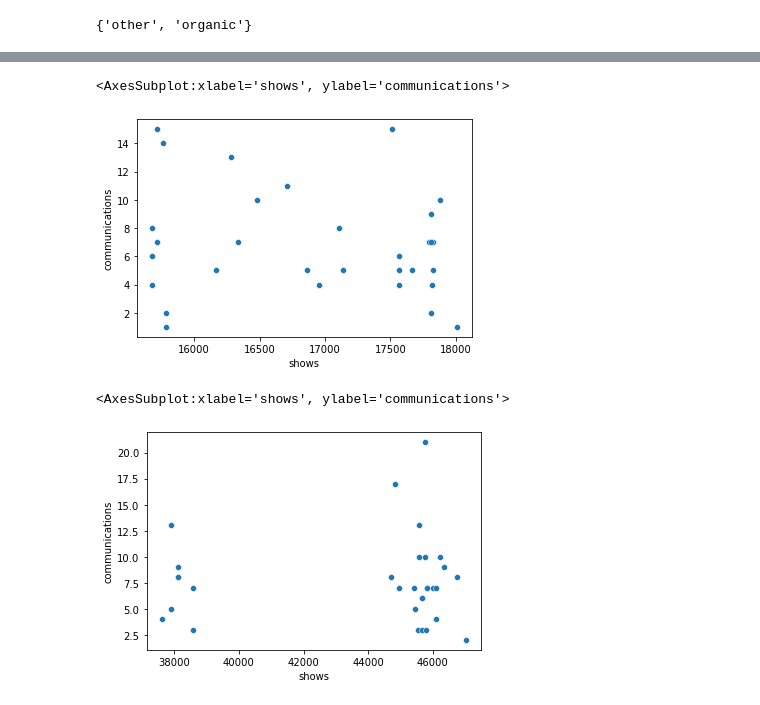
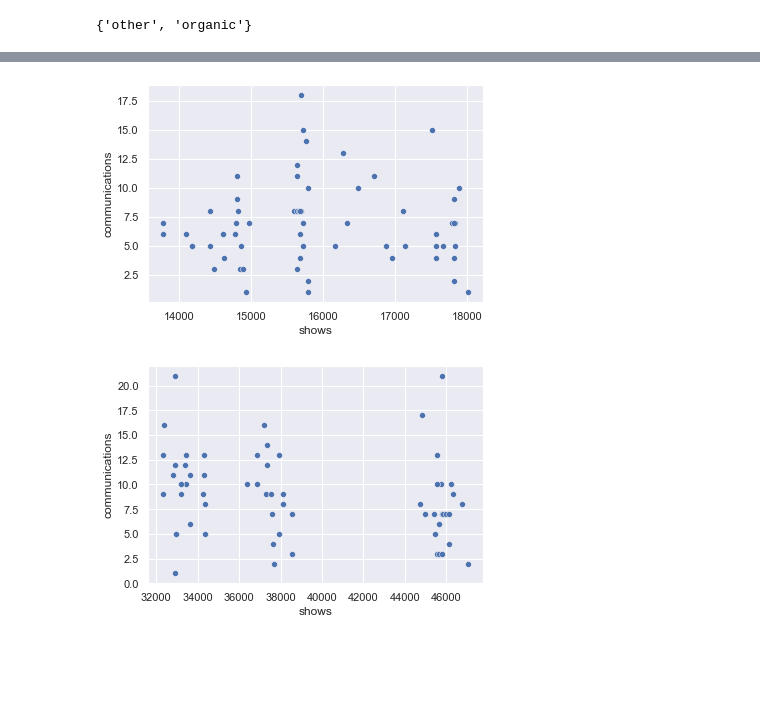
Before and after one commit to nicklob/testTaskMaksimum, a Jupyter notebook: Тестовое задание в Максимум.ipynb, the cells around one changed output, grey strips where cells are left out. Saved outputs shown, nothing was run; the diff lists cells and outputs as text; code cells hidden in the pictures; blank space fills up the shorter version.

```diff
--- a/Тестовое задание в Максимум.ipynb
+++ b/Тестовое задание в Максимум.ipynb
@@ -175,5 +165,6 @@ print(df_august_organic_brand1)
 # %%
 #строим гистограмму частот для брэнда 0
-import seaborn
-seaborn.barplot(x = df_august_organic_brand0["date"], y = df_august_organic_brand0["communications"])
+import seaborn as sns
+sns.set_theme()
+sns.barplot(x = df_organic_grouped.loc[df_organic_grouped['brand_id'] == 0]["date"], y = df_organic_grouped["communications"]);
 # %% [output]
@@ -187,0 +180,6 @@ seaborn.barplot(x = df_august_organic_brand1["date"], y = df_august_organic_bran
+# %%
+#добавим столбец среднее скользящее количесто обращений за последние 30 дней
+pd.set_option('display.max_rows', None)
+
+df_organic_grouped["communications_moving_average"] = pd.concat([df_organic_grouped[df_organic_grouped.brand_id == 0]["communications"].rolling(window=30).mean(), df_organic_grouped[df_organic_grouped.brand_id == 1]["communications"].rolling(window=30).mean()])
+print(df_organic_grouped)
@@ -188,8 +226,10 @@ seaborn.barplot(x = df_august_organic_brand1["date"], y = df_august_organic_bran
 # %%
-#создаём для каждого брэнда свой DataFrame cо cгруппированными по дням показа по всем фразам
+#группируем показы по брендам и дням
 ps.date = ps.date.astype('datetime64[D]')
-ps_brand0 = ps[(ps.brand_id == 0) & (ps.date >= "2021-08-01")][["date","shows"]].groupby("date").sum().reset_index()
-ps_brand1 = ps[(ps.brand_id == 1) & (ps.date >= "2021-08-01")][["date","shows"]].groupby("date").sum().reset_index()
-print(ps_brand0)
-print(ps_brand1)
+ps_grouped = ps[["brand_id","date","shows"]].groupby(['brand_id', 'date']).sum().reset_index()
+
+#ps_grouped.rename(columns={"source_type" : "communications"}, inplace=True)
+#ps_brand0 = ps[(ps.brand_id == 0) & (ps.date >= "2021-08-01")][["date","shows"]].groupby("date").sum().reset_index()
+#ps_brand1 = ps[(ps.brand_id == 1) & (ps.date >= "2021-08-01")][["date","shows"]].groupby("date").sum().reset_index()
+print(ps_grouped)
 # %% [output]
@@ -225,5 +267,6 @@ seaborn.barplot(x = ps_brand1["date"], y = ps_brand1["shows"])
 # %%
-#формируем общий датасет для бренда0, соединяя данные из таблицы обращений на сервере PostgreSQL с данными из файла csv
-df_brand0 = df_august_organic_brand0.merge(ps_brand0, how = 'left')
-print(df_brand0)
+#формируем общий датасет, соединяя данные из таблицы обращений на сервере PostgreSQL с данными из файла csv, исключаем значения с NaN
+df_united = df_organic_grouped.merge(ps_grouped, how = 'left').dropna()
+
+print(df_united)
 # %% [output]
@@ -269,12 +290,10 @@ print(df_brand1)
 # %%
-#строим диаграммой рассеяния показов и обращений для брэнда 0
-seaborn.scatterplot(data = df_brand0, x = "shows", y = "communications")
+#строим диаграмму рассеяния показов и обращений для брэнда 0
+seaborn.scatterplot(data = df_united.loc[df_united['brand_id'] == 0], x = "shows", y = "communications");
 # %% [output]
-<AxesSubplot:xlabel='shows', ylabel='communications'>
-[figure, old version]
+[figure, new version]
 # %%
-#строим диаграммой рассеяния показов и обращений для брэнда 1
-seaborn.scatterplot(data = df_brand1, x = "shows", y = "communications")
+#строим диаграмму рассеяния показов и обращений для брэнда 1
+seaborn.scatterplot(data = df_united.loc[df_united['brand_id'] == 1], x = "shows", y = "communications");
 # %% [output]
-<AxesSubplot:xlabel='shows', ylabel='communications'>
-[figure, old version]
+[figure, new version]
```
Also changed, not shown: parts of 21 cells of this notebook.
